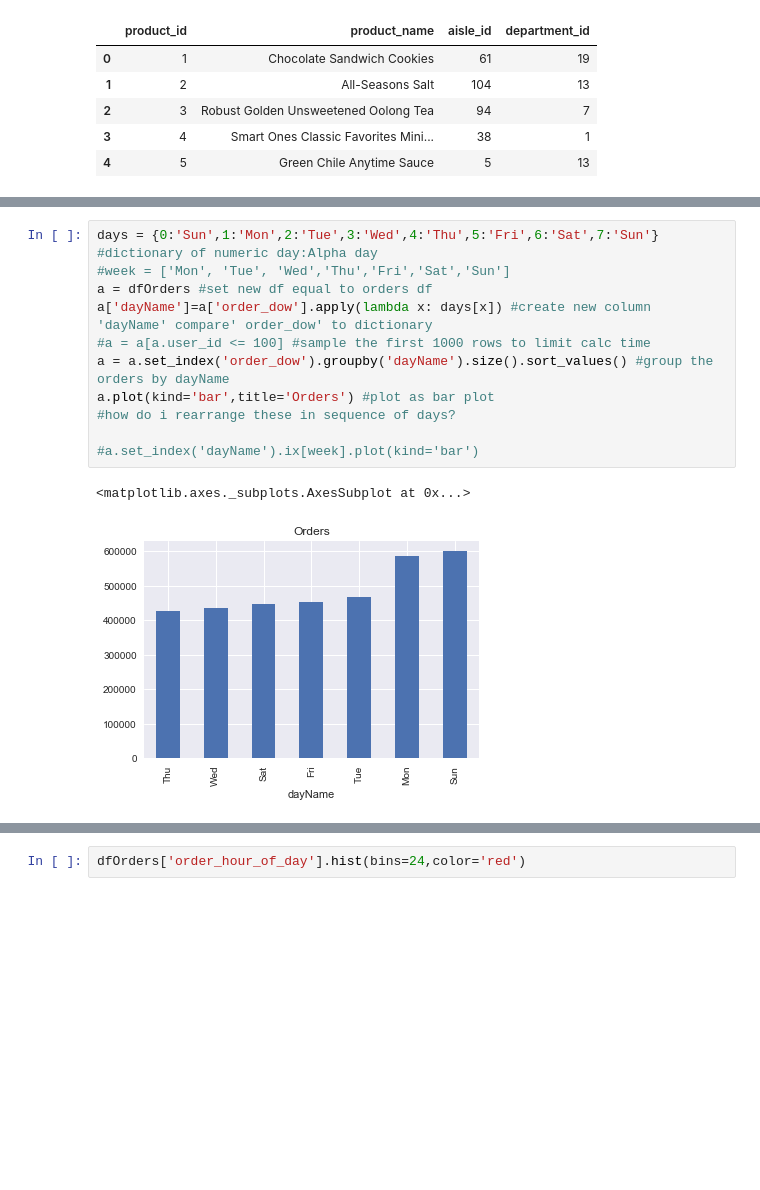
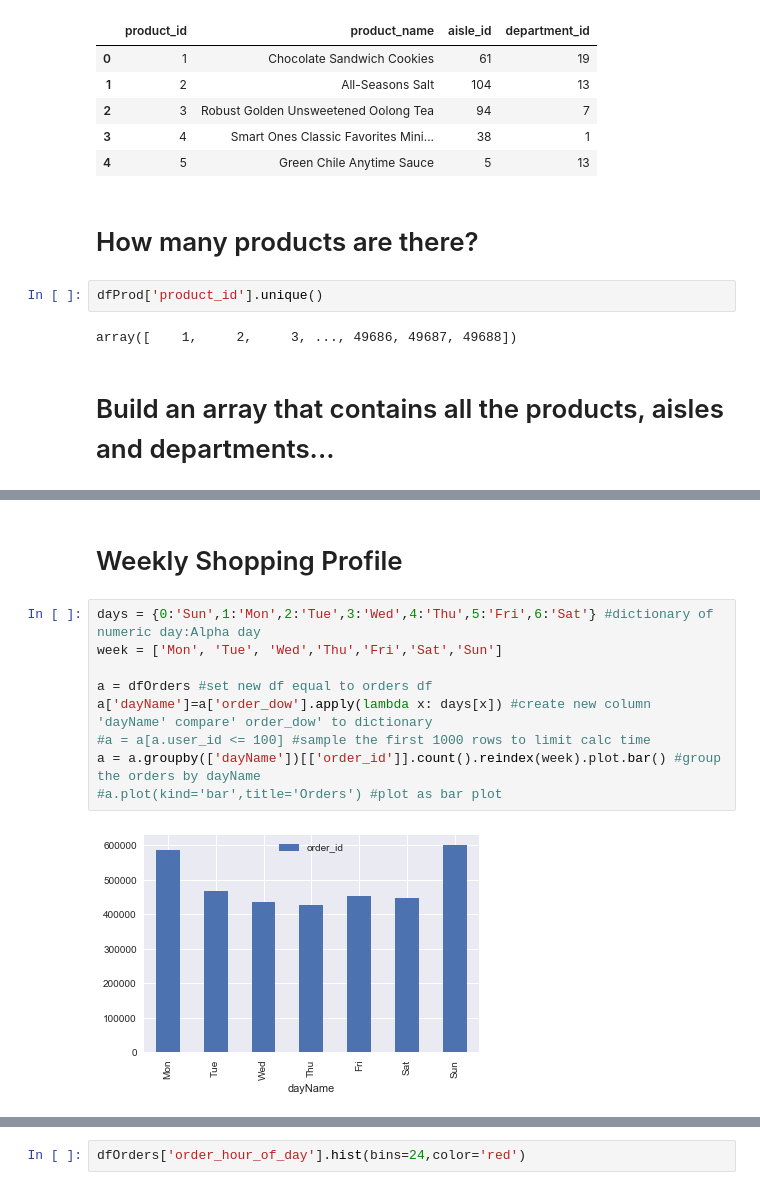
Before and after one commit to andrewcmilne/capstone1_instaCart, a Jupyter notebook: instaCart1.ipynb, the cells around one changed output, grey strips where cells are left out. Cells and saved outputs as stored; diff of their text form; blank space fills up the shorter version.

```diff
--- a/instaCart1.ipynb
+++ b/instaCart1.ipynb
@@ -55,6 +55,14 @@ dfProd.head()
 | 2 | 3 | Robust Golden Unsweetened Oolong Tea | 94 | 7 |
 | 3 | 4 | Smart Ones Classic Favorites Mini... | 38 | 1 |
 | 4 | 5 | Green Chile Anytime Sauce | 5 | 13 |
+# %% [markdown]
+# How many products are there?
+# %%
+dfProd['product_id'].unique()
+# %% [output]
+array([    1,     2,     3, ..., 49686, 49687, 49688])
+# %% [markdown]
+# Build an array that contains all the products, aisles and departments...
 # %%
 dfShelves = dfProd.merge(dfAisles).sort_values(by='product_name')
 dfShelves = dfShelves.merge(dfDept).sort_values(by='product_name')
@@ -66,17 +74,16 @@ dfShelves.head()
 | 4365 | 26685 | #2 Mechanical Pencils | 87 | 17 | more household | household |
 | 2 | 26381 | #4 Natural Brown Coffee Filters | 26 | 7 | coffee | beverages |
 | 7450 | 20604 | & Go! Hazelnut Spread + Pretzel S... | 88 | 13 | spreads | pantry |
+# %% [markdown]
+# Weekly Shopping Profile
 # %%
-days = {0:'Sun',1:'Mon',2:'Tue',3:'Wed',4:'Thu',5:'Fri',6:'Sat',7:'Sun'} #dictionary of numeric day:Alpha day
-#week = ['Mon', 'Tue', 'Wed','Thu','Fri','Sat','Sun']
+days = {0:'Sun',1:'Mon',2:'Tue',3:'Wed',4:'Thu',5:'Fri',6:'Sat'} #dictionary of numeric day:Alpha day
+week = ['Mon', 'Tue', 'Wed','Thu','Fri','Sat','Sun']
+
 a = dfOrders #set new df equal to orders df
 a['dayName']=a['order_dow'].apply(lambda x: days[x]) #create new column 'dayName' compare' order_dow' to dictionary
 #a = a[a.user_id <= 100] #sample the first 1000 rows to limit calc time
-a = a.set_index('order_dow').groupby('dayName').size().sort_values() #group the orders by dayName
-a.plot(kind='bar',title='Orders') #plot as bar plot
-#how do i rearrange these in sequence of days?
-
-#a.set_index('dayName').ix[week].plot(kind='bar')
+a = a.groupby(['dayName'])[['order_id']].count().reindex(week).plot.bar() #group the orders by dayName
+#a.plot(kind='bar',title='Orders') #plot as bar plot
 # %% [output]
-<matplotlib.axes._subplots.AxesSubplot at 0x...>
-[figure, old version]
+[figure, new version]
```
Also changed, not shown: parts of 38 cells of this notebook.
